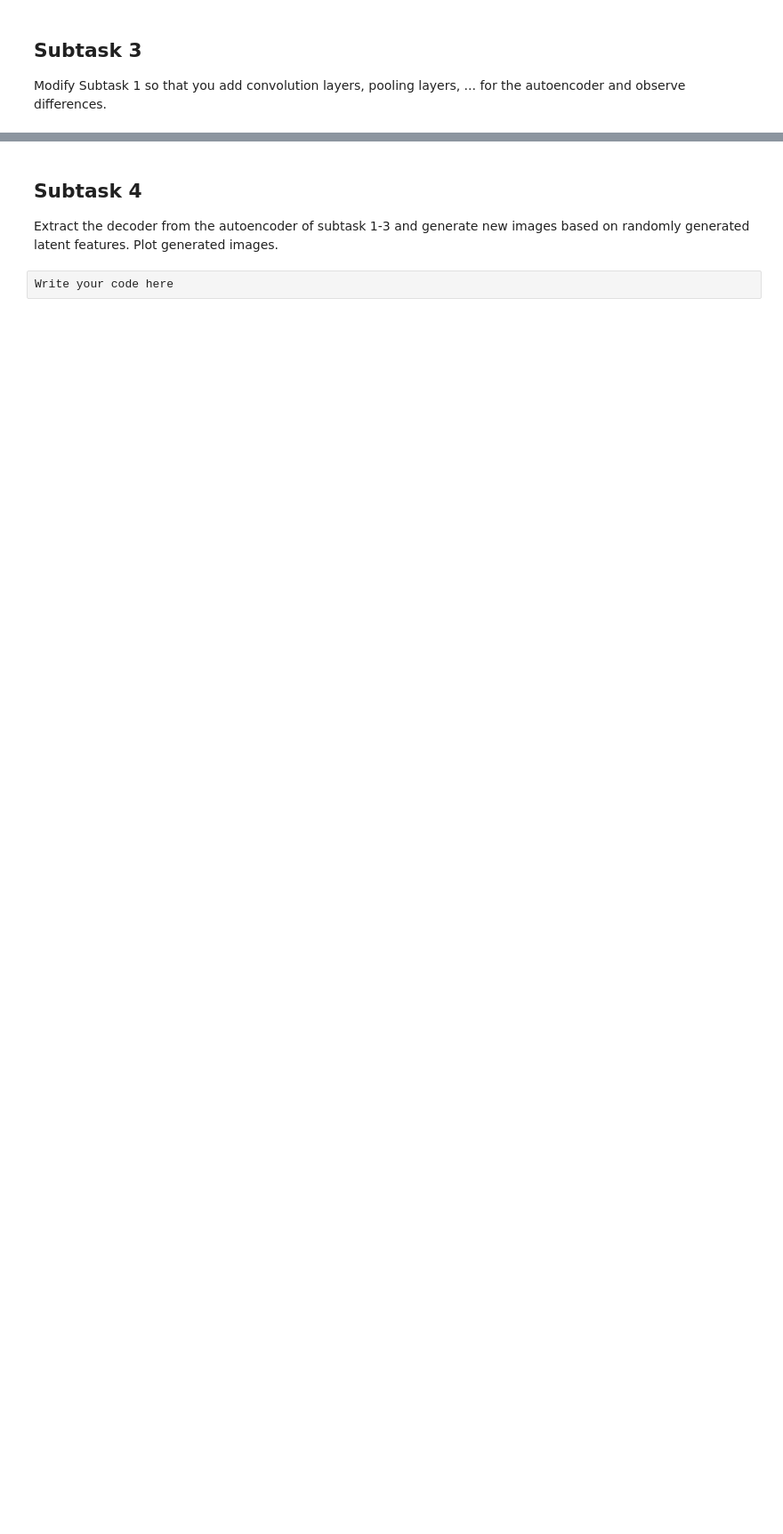
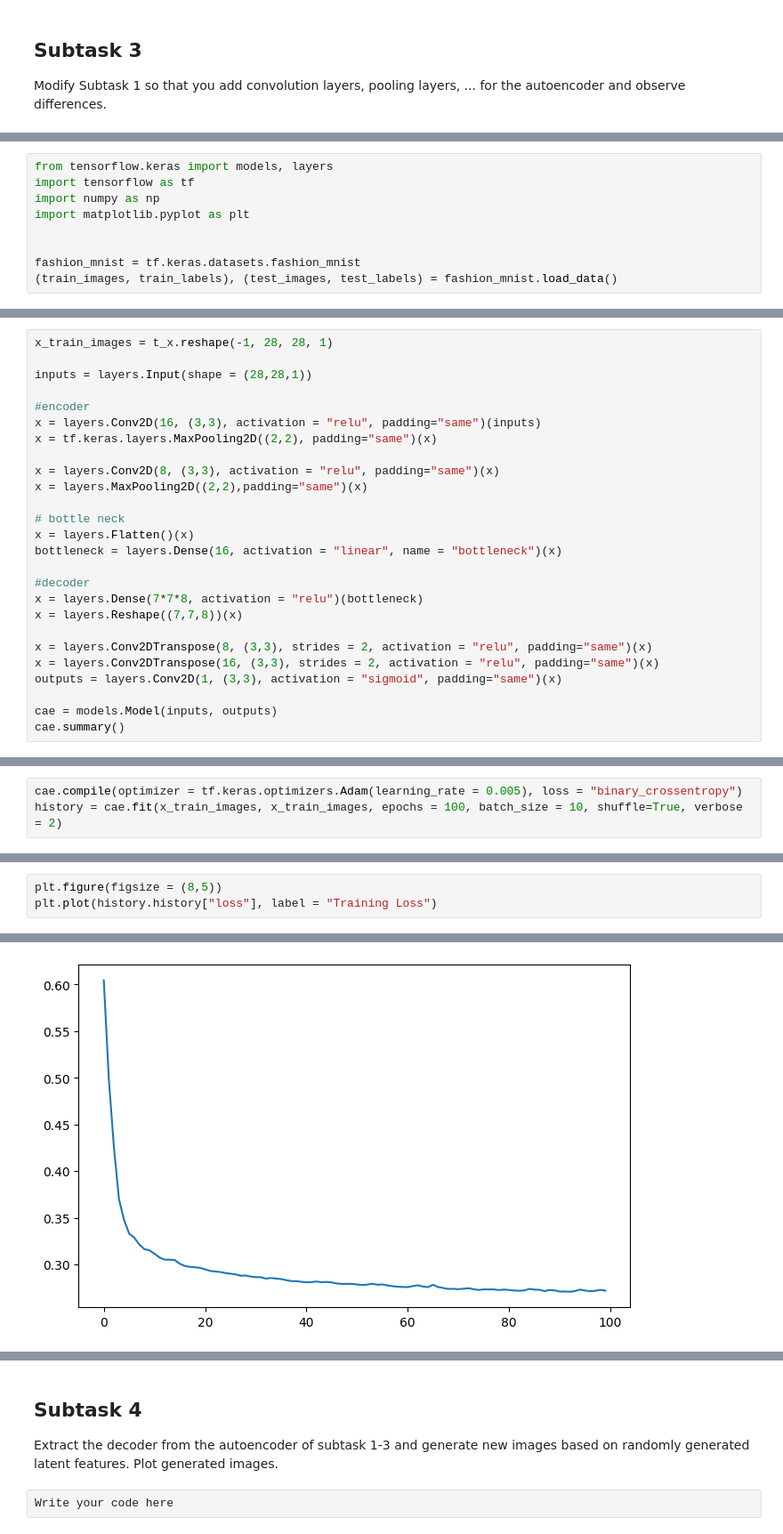
Before and after one commit to tushargarg18/Computational_Intelligence, a Jupyter notebook: lab3_stud.ipynb, the cells around one changed output, grey strips where cells are left out. Shown at 89% size. Cells and saved outputs as stored; diff of their text form; blank space fills up the shorter version.

```diff
--- a/lab3_stud.ipynb
+++ b/lab3_stud.ipynb
@@ -522,0 +521,9 @@ Write your code here
+# %%
+from tensorflow.keras import models, layers
+import tensorflow as tf
+import numpy as np
+import matplotlib.pyplot as plt
+
+
+fashion_mnist = tf.keras.datasets.fashion_mnist
+(train_images, train_labels), (test_images, test_labels) = fashion_mnist.load_data()
@@ -522,0 +552,26 @@ Write your code here
+# %%
+x_train_images = t_x.reshape(-1, 28, 28, 1)
+
+inputs = layers.Input(shape = (28,28,1))
+
+#encoder
+x = layers.Conv2D(16, (3,3), activation = "relu", padding="same")(inputs)
+x = tf.keras.layers.MaxPooling2D((2,2), padding="same")(x)
+
+x = layers.Conv2D(8, (3,3), activation = "relu", padding="same")(x)
+x = layers.MaxPooling2D((2,2),padding="same")(x)
+
+# bottle neck
+x = layers.Flatten()(x)
+bottleneck = layers.Dense(16, activation = "linear", name = "bottleneck")(x)
+
+#decoder
+x = layers.Dense(7*7*8, activation = "relu")(bottleneck)
+x = layers.Reshape((7,7,8))(x)
+
+x = layers.Conv2DTranspose(8, (3,3), strides = 2, activation = "relu", padding="same")(x)
+x = layers.Conv2DTranspose(16, (3,3), strides = 2, activation = "relu", padding="same")(x)
+outputs = layers.Conv2D(1, (3,3), activation = "sigmoid", padding="same")(x)
+
+cae = models.Model(inputs, outputs)
+cae.summary()
@@ -522,0 +600,3 @@ Write your code here
+# %%
+cae.compile(optimizer = tf.keras.optimizers.Adam(learning_rate = 0.005), loss = "binary_crossentropy")
+history = cae.fit(x_train_images, x_train_images, epochs = 100, batch_size = 10, shuffle=True, verbose = 2)
@@ -522,0 +621,4 @@ Write your code here
+# %%
+plt.figure(figsize = (8,5))
+plt.plot(history.history["loss"], label = "Training Loss")
+# %% [output]
@@ -522,0 +626 @@ Write your code here
+[figure, added]
```
Also changed, not shown: parts of 16 cells of this notebook.
